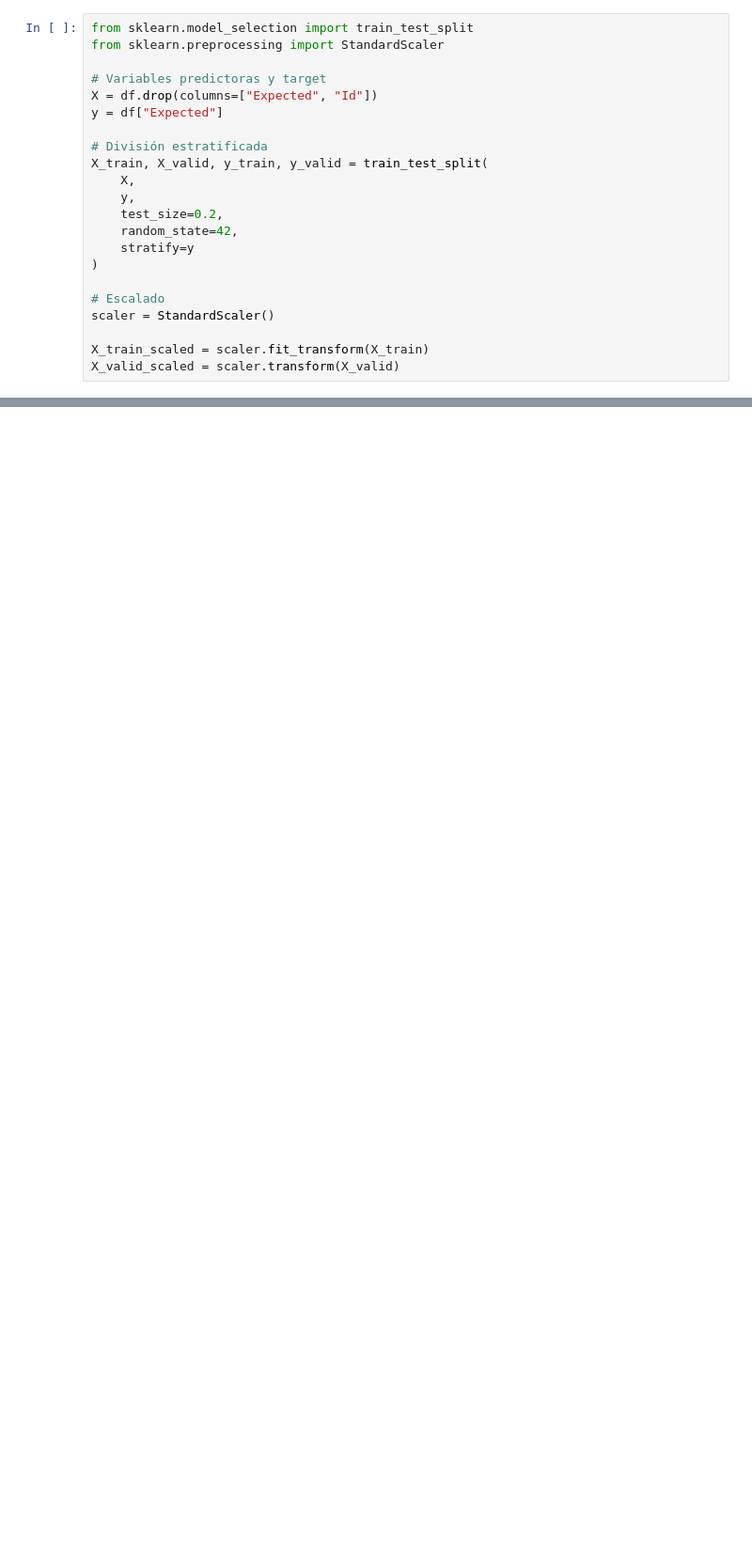
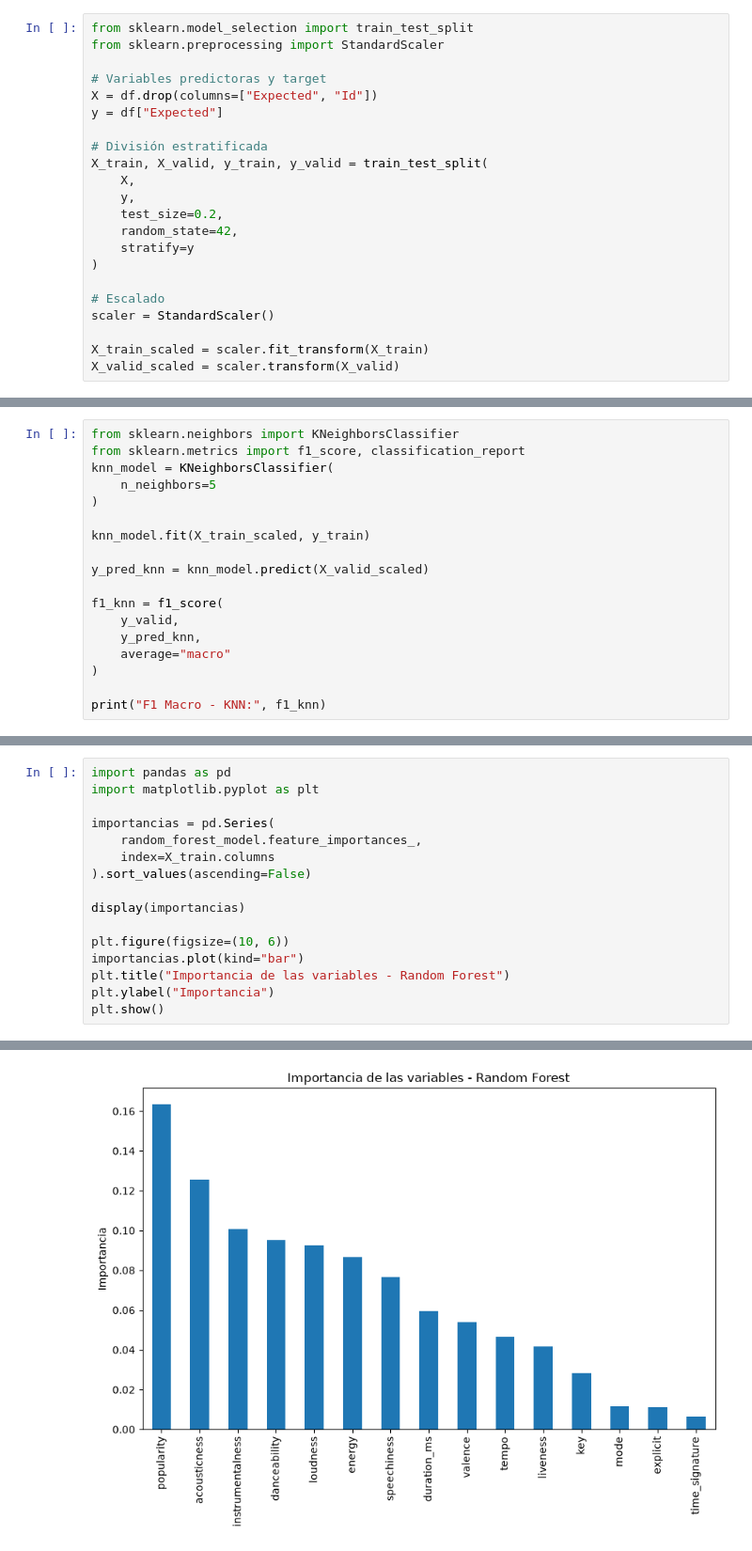
Before and after one commit to Facunare/tp2td6, a Jupyter notebook: Arechaga_Bergman.ipynb, the cells around one changed output, grey strips where cells are left out. Shown at 94% size. Saved outputs shown, nothing was run; the diff lists cells and outputs as text; blank space fills up the shorter version.

```diff
--- a/Arechaga_Bergman.ipynb
+++ b/Arechaga_Bergman.ipynb
@@ -463,0 +480,18 @@ print(classification_report(y_valid, y_pred_logistic))
+# %%
+from sklearn.neighbors import KNeighborsClassifier
+from sklearn.metrics import f1_score, classification_report
+knn_model = KNeighborsClassifier(
+    n_neighbors=5
+)
+
+knn_model.fit(X_train_scaled, y_train)
+
+y_pred_knn = knn_model.predict(X_valid_scaled)
+
+f1_knn = f1_score(
+    y_valid,
+    y_pred_knn,
+    average="macro"
+)
+
+print("F1 Macro - KNN:", f1_knn)
@@ -506,0 +699,17 @@ resultados.sort_values(
+# %%
+import pandas as pd
+import matplotlib.pyplot as plt
+
+importancias = pd.Series(
+    random_forest_model.feature_importances_,
+    index=X_train.columns
+).sort_values(ascending=False)
+
+display(importancias)
+
+plt.figure(figsize=(10, 6))
+importancias.plot(kind="bar")
+plt.title("Importancia de las variables - Random Forest")
+plt.ylabel("Importancia")
+plt.show()
+# %% [output]
@@ -506,0 +732 @@ resultados.sort_values(
+[figure, added]
```
Also changed, not shown: parts of 48 cells of this notebook, 8 other files.
